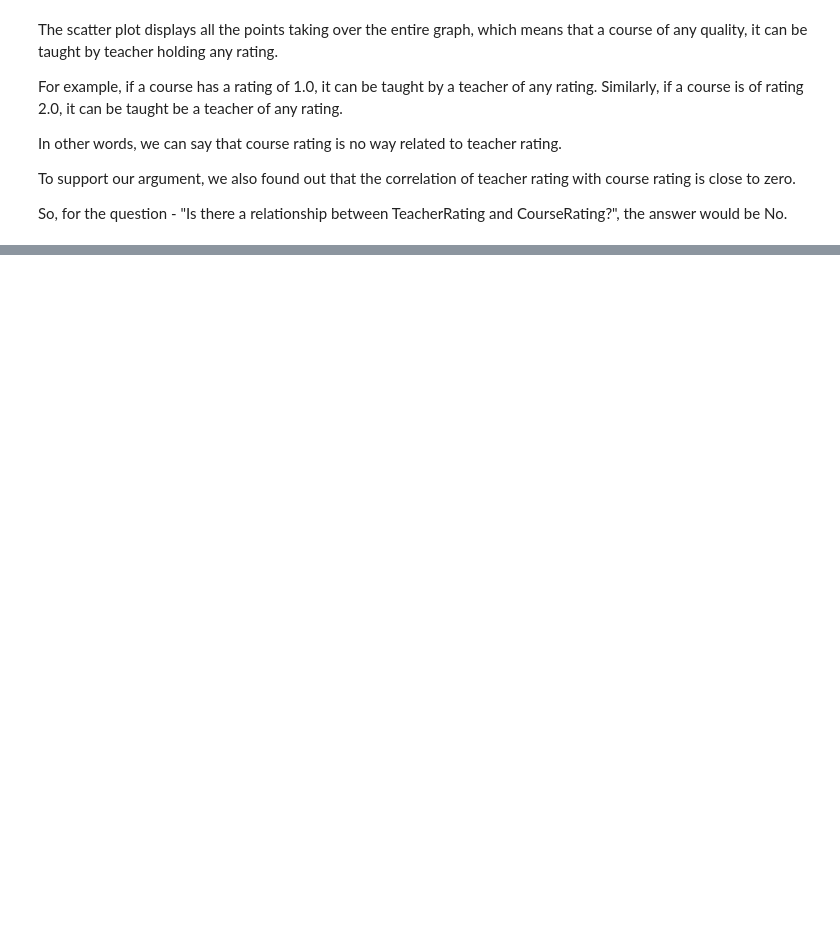
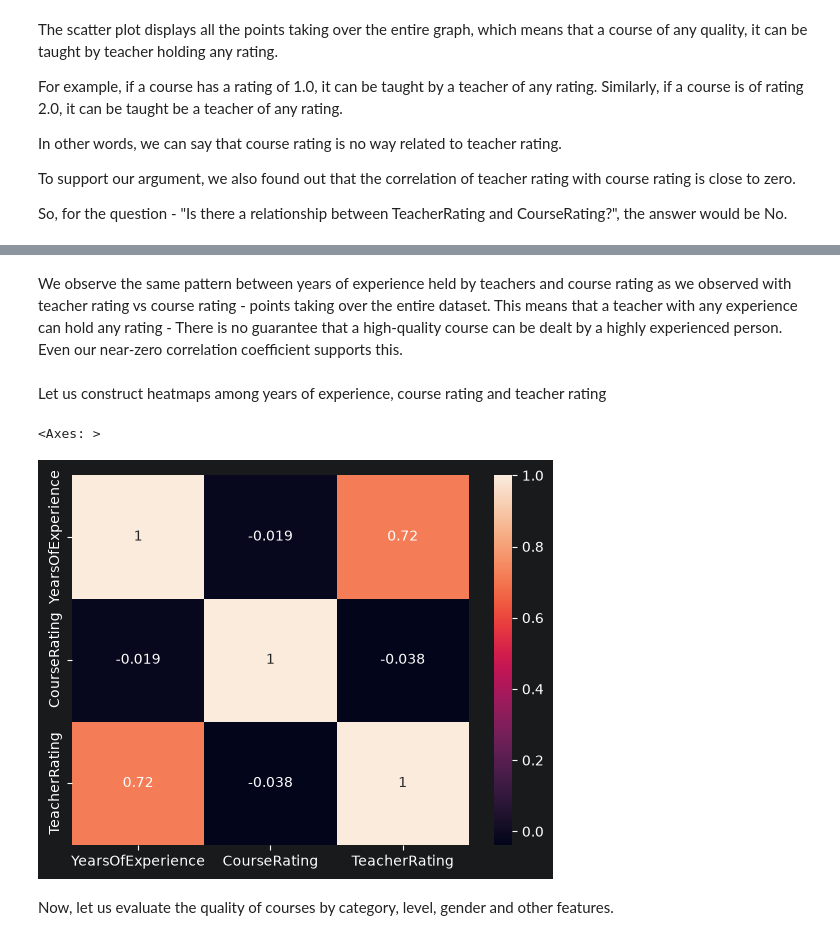
Before and after one commit to amithvardhan99/resume-projects, a Jupyter notebook: Instructor Performance and Course Quality Evaluation on EduPro/notebook.ipynb, the cells around one changed output, grey strips where cells are left out. Cells and saved outputs as stored; diff of their text form; code cells hidden in the pictures; blank space fills up the shorter version.

```diff
--- a/Instructor Performance and Course Quality Evaluation on EduPro/notebook.ipynb
+++ b/Instructor Performance and Course Quality Evaluation on EduPro/notebook.ipynb
@@ -310,0 +324,13 @@ Let us find
+# %% [markdown]
+We observe the same pattern between years of experience held by teachers and course rating as we observed with teacher rating vs course rating - points taking over the entire dataset. This means that a teacher with any experience can hold any rating - There is no guarantee that a high-quality course can be dealt by a highly experienced person. Even our near-zero correlation coefficient supports this.
+# %% [markdown]
+Let us construct heatmaps among years of experience, course rating and teacher rating
+# %%
+tuf = df[["YearsOfExperience","CourseRating","TeacherRating"]].drop_duplicates()
+
+sns.heatmap(tuf.corr(),annot=True)
+# %% [output]
+<Axes: >
+[figure, added]
+# %% [markdown]
+Now, let us evaluate the quality of courses by category, level, gender and other features.
```
Also changed, not shown: parts of 8 cells of this notebook, 3 other files.
